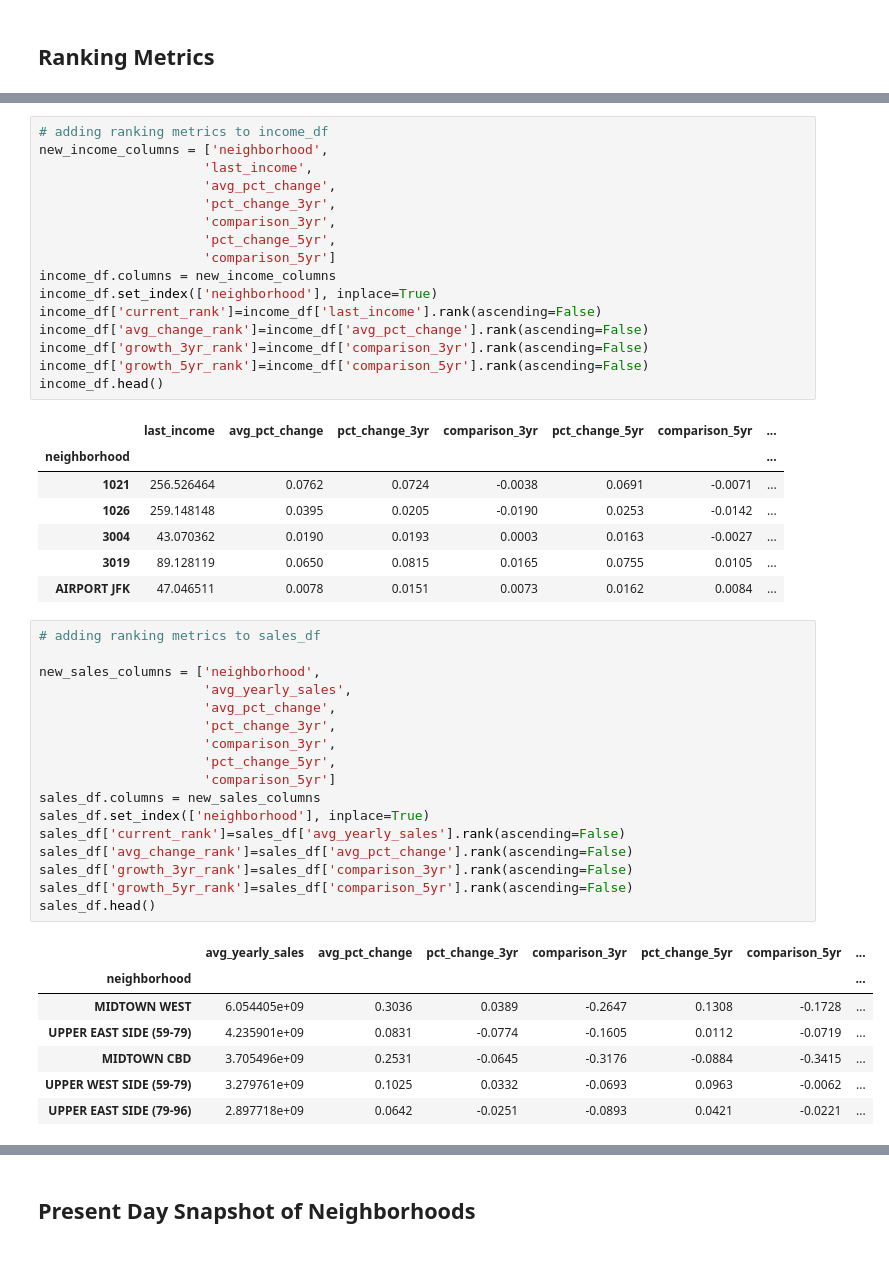
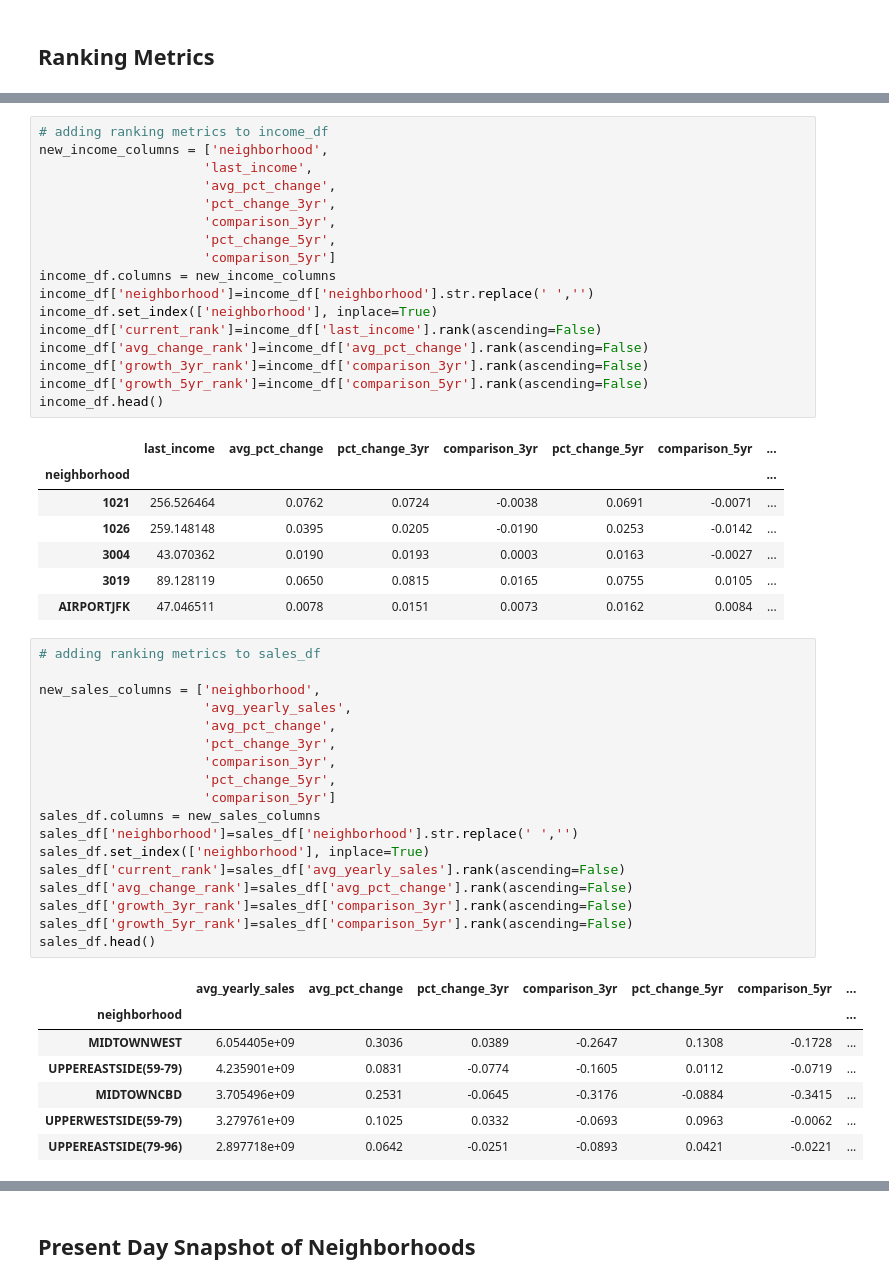
Before and after one commit to ekuo651/NYC-RE-Neighborhood-Trends, a Jupyter notebook: Joint_Analysis.ipynb, the cells around one changed output, grey strips where cells are left out. Cells and saved outputs as stored; diff of their text form.

```diff
--- a/Joint_Analysis.ipynb
+++ b/Joint_Analysis.ipynb
@@ -73,6 +75,7 @@ new_income_columns = ['neighborhood',
                      'pct_change_5yr',
                      'comparison_5yr']
 income_df.columns = new_income_columns
+income_df['neighborhood']=income_df['neighborhood'].str.replace(' ','')
 income_df.set_index(['neighborhood'], inplace=True)
 income_df['current_rank']=income_df['last_income'].rank(ascending=False)
 income_df['avg_change_rank']=income_df['avg_pct_change'].rank(ascending=False)
@@ -86,29 +89,30 @@ income_df.head()
 | 1026 | 259.148148 | 0.0395 | 0.0205 | -0.0190 | 0.0253 | -0.0142 | ... |
 | 3004 | 43.070362 | 0.0190 | 0.0193 | 0.0003 | 0.0163 | -0.0027 | ... |
 | 3019 | 89.128119 | 0.0650 | 0.0815 | 0.0165 | 0.0755 | 0.0105 | ... |
-| AIRPORT JFK | 47.046511 | 0.0078 | 0.0151 | 0.0073 | 0.0162 | 0.0084 | ... |
+| AIRPORTJFK | 47.046511 | 0.0078 | 0.0151 | 0.0073 | 0.0162 | 0.0084 | ... |
 # %%
 # adding ranking metrics to sales_df
 
 new_sales_columns = ['neighborhood',
                      'avg_yearly_sales',
                      'avg_pct_change',
                      'pct_change_3yr',
                      'comparison_3yr',
                      'pct_change_5yr',
                      'comparison_5yr']
 sales_df.columns = new_sales_columns
+sales_df['neighborhood']=sales_df['neighborhood'].str.replace(' ','')
 sales_df.set_index(['neighborhood'], inplace=True)
 sales_df['current_rank']=sales_df['avg_yearly_sales'].rank(ascending=False)
 sales_df['avg_change_rank']=sales_df['avg_pct_change'].rank(ascending=False)
 sales_df['growth_3yr_rank']=sales_df['comparison_3yr'].rank(ascending=False)
 sales_df['growth_5yr_rank']=sales_df['comparison_5yr'].rank(ascending=False)
 sales_df.head()
 # %% [output]
 |  | avg_yearly_sales | avg_pct_change | pct_change_3yr | comparison_3yr | pct_change_5yr | comparison_5yr | ... |
 | neighborhood |  |  |  |  |  |  | ... |
-| MIDTOWN WEST | 6.054405e+09 | 0.3036 | 0.0389 | -0.2647 | 0.1308 | -0.1728 | ... |
-| UPPER EAST SIDE (59-79) | 4.235901e+09 | 0.0831 | -0.0774 | -0.1605 | 0.0112 | -0.0719 | ... |
-| MIDTOWN CBD | 3.705496e+09 | 0.2531 | -0.0645 | -0.3176 | -0.0884 | -0.3415 | ... |
-| UPPER WEST SIDE (59-79) | 3.279761e+09 | 0.1025 | 0.0332 | -0.0693 | 0.0963 | -0.0062 | ... |
-| UPPER EAST SIDE (79-96) | 2.897718e+09 | 0.0642 | -0.0251 | -0.0893 | 0.0421 | -0.0221 | ... |
+| MIDTOWNWEST | 6.054405e+09 | 0.3036 | 0.0389 | -0.2647 | 0.1308 | -0.1728 | ... |
+| UPPEREASTSIDE(59-79) | 4.235901e+09 | 0.0831 | -0.0774 | -0.1605 | 0.0112 | -0.0719 | ... |
+| MIDTOWNCBD | 3.705496e+09 | 0.2531 | -0.0645 | -0.3176 | -0.0884 | -0.3415 | ... |
+| UPPERWESTSIDE(59-79) | 3.279761e+09 | 0.1025 | 0.0332 | -0.0693 | 0.0963 | -0.0062 | ... |
+| UPPEREASTSIDE(79-96) | 2.897718e+09 | 0.0642 | -0.0251 | -0.0893 | 0.0421 | -0.0221 | ... |
```
Also changed, not shown: parts of 14 cells of this notebook.
